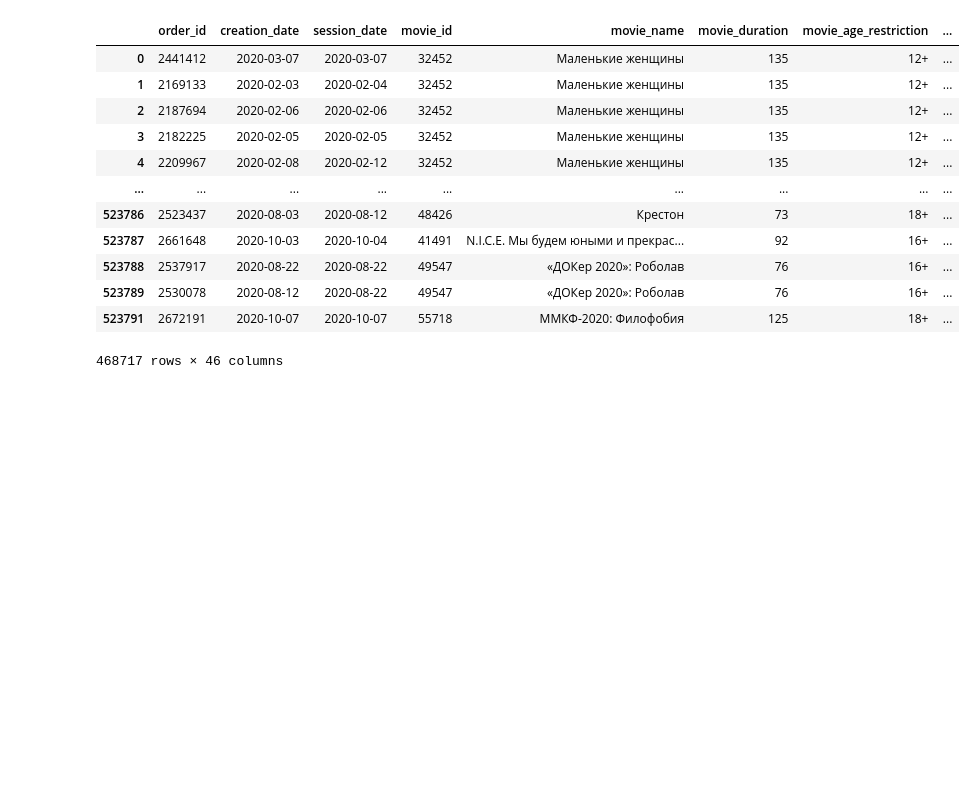
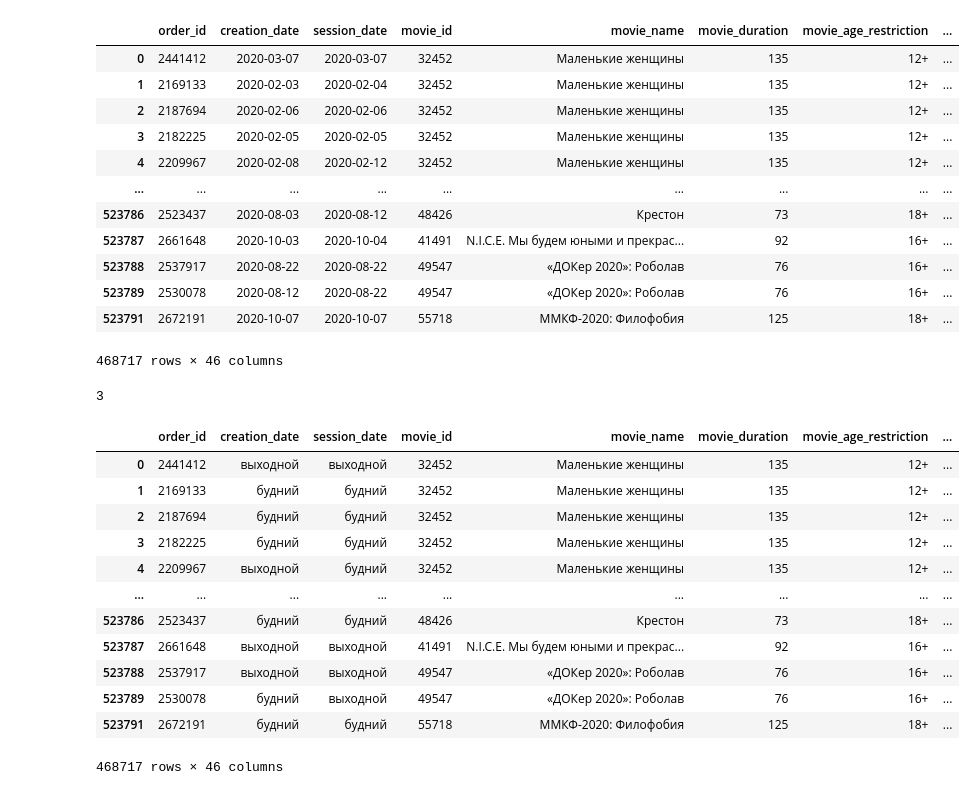
Before and after one commit to ferscalone/danoshka, a Jupyter notebook: project.ipynb, the cells around one changed output. Cells and saved outputs as stored; diff of their text form; code cells hidden in the pictures; blank space fills up the shorter version.

```diff
--- a/project.ipynb
+++ b/project.ipynb
@@ -212,5 +212,3 @@ with pd.option_context('display.max_columns', None):
 # %%
 data_clear = data_clear[data_clear.movie_rating != '0,0']
 dirty_data = data_clear[(data_clear['genre_is_triller'] == '0,0') & (data_clear['genre_is_military'] == '0,0') & (data_clear['genre_is_action'] == '0,0') & (data_clear['genre_is_biographical'] == '0,0') &(data_clear['genre_is_fairy_tale'] == '0,0') &(data_clear['genre_is_science'] == '0,0') &(data_clear['genre_is_fantasy'] == '0,0') &(data_clear['genre_is_historical'] == '0,0') &(data_clear['genre_is_drama'] == '0,0') &(data_clear['genre_is_animation'] == '0,0') &(data_clear['genre_is_cartoon'] == '0,0') &(data_clear['genre_is_documentary'] == '0,0') &(data_clear['genre_is_adventure'] == '0,0') &(data_clear['genre_is_fiction'] == '0,0') &(data_clear['genre_is_childish'] == '0,0') &(data_clear['genre_is_horror'] == '0,0') &(data_clear['genre_is_humor'] == '0,0') &(data_clear['genre_is_western'] == '0,0') &(data_clear['genre_is_noir'] == '0,0') &(data_clear['genre_is_detective'] == '0,0') &(data_clear['genre_is_biography'] == '0,0') &(data_clear['genre_is_criminal'] == '0,0') &(data_clear['genre_is_tragicomedy'] == '0,0') &(data_clear['genre_is_biopic'] == '0,0') &(data_clear['genre_is_mystic'] == '0,0') &(data_clear['genre_is_family'] == '0,0') &(data_clear['genre_is_comedy'] == '0,0') & (data_clear['genre_is_arthouse'] == '0,0')]
-# %%
-data_clear = data_clear[]
@@ -264,0 +251,32 @@ data_clear
+# %%
+l = [int(i) for i in '2020-10-07'.split("-")]
+date = dt.datetime(l[0], l[1], l[2])
+date.isoweekday()
+# %% [output]
+3
+# %%
+def func(d):
+    l = [int(i) for i in d.split("-")]
+    date = dt.datetime(l[0], l[1], l[2])
+    if date.isoweekday() <= 5:
+        return 'будний'
+    else:
+        return 'выходной'
+data_clear.session_date = data_clear.session_date.apply(func)
+# %%
+data_clear.creation_date = data_clear.creation_date.apply(func)
+data_clear
+# %% [output]
+|  | order_id | creation_date | session_date | movie_id | movie_name | movie_duration | movie_age_restriction | ... |
+| 0 | 2441412 | выходной | выходной | 32452 | Маленькие женщины | 135 | 12+ | ... |
+| 1 | 2169133 | будний | будний | 32452 | Маленькие женщины | 135 | 12+ | ... |
+| 2 | 2187694 | будний | будний | 32452 | Маленькие женщины | 135 | 12+ | ... |
+| 3 | 2182225 | будний | будний | 32452 | Маленькие женщины | 135 | 12+ | ... |
+| 4 | 2209967 | выходной | будний | 32452 | Маленькие женщины | 135 | 12+ | ... |
+| ... | ... | ... | ... | ... | ... | ... | ... | ... |
+| 523786 | 2523437 | будний | будний | 48426 | Крестон | 73 | 18+ | ... |
+| 523787 | 2661648 | выходной | выходной | 41491 | N.I.C.E. Мы будем юными и прекрас... | 92 | 16+ | ... |
+| 523788 | 2537917 | выходной | выходной | 49547 | «ДОКер 2020»: Роболав | 76 | 16+ | ... |
+| 523789 | 2530078 | будний | выходной | 49547 | «ДОКер 2020»: Роболав | 76 | 16+ | ... |
+| 523791 | 2672191 | будний | будний | 55718 | ММКФ-2020: Филофобия | 125 | 18+ | ... |
+468717 rows × 46 columns
```
Also changed, not shown: parts of 2 cells of this notebook.
